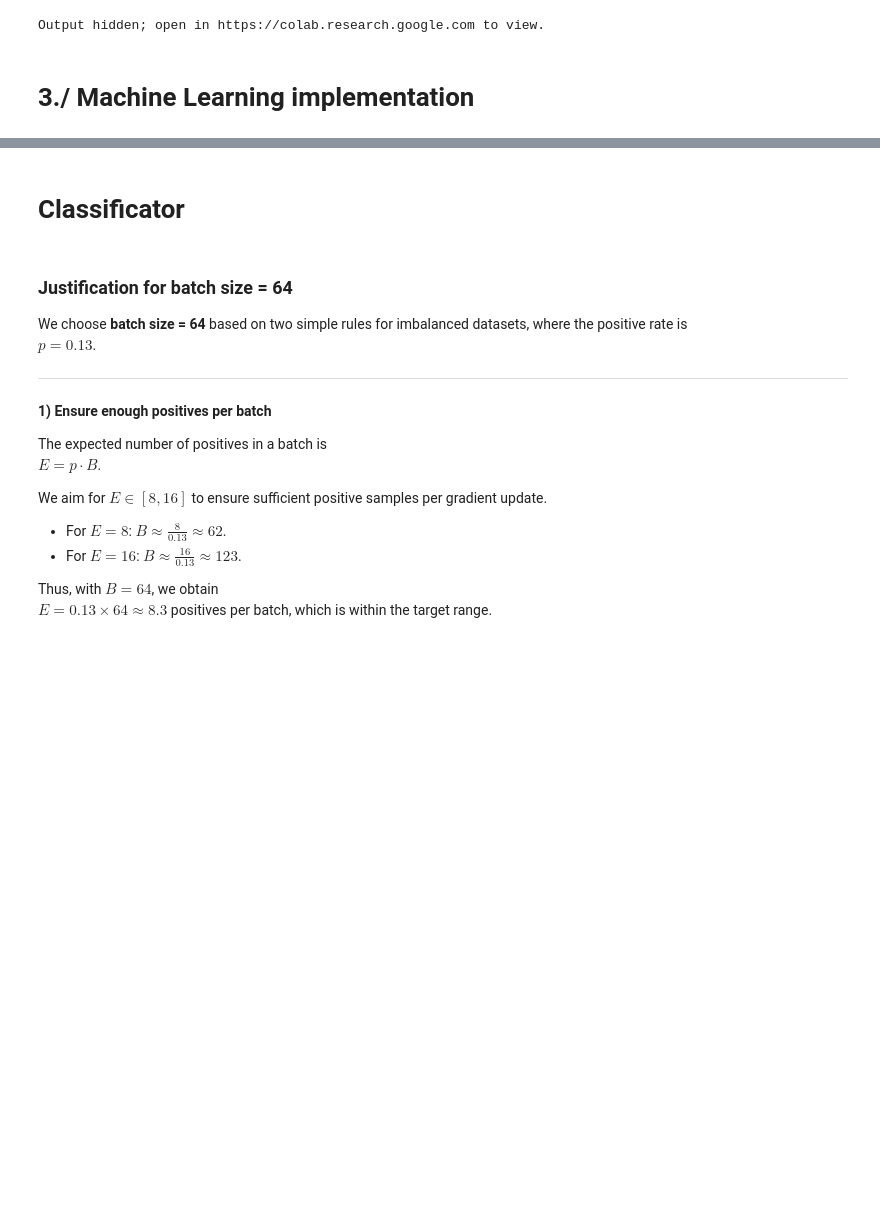
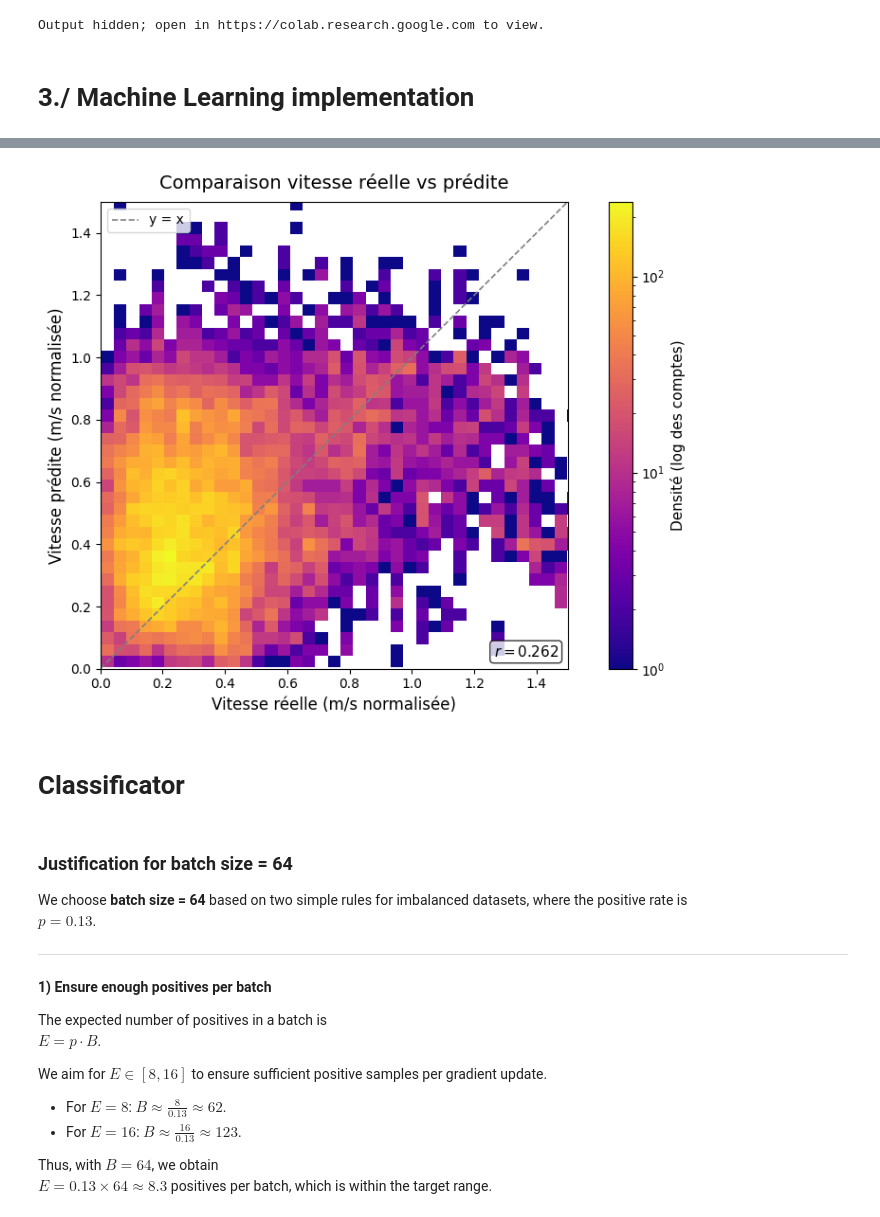
Before and after one commit to remimt/AIS-Deep-Learning-Project, a Jupyter notebook: notebooks/MainNotebook.ipynb, the cells around one changed output, grey strips where cells are left out. Drawn from its saved outputs; the diff is of its cells as text; code cells hidden in the pictures; blank space fills up the shorter version.

```diff
--- a/notebooks/MainNotebook.ipynb
+++ b/notebooks/MainNotebook.ipynb
@@ -989,0 +1471,94 @@ Train Subset lenght:  645
+# %%
+from matplotlib import colors
+
+#model.load_state_dict(torch.load("modelFSA_subset_100e.pth"))
+model.eval().cpu()
+
+heading_eval, cog_eval, sog_eval, length_eval, width_eval, draft_eval, u_eval, v_eval = zip(*eval_dataset)
+
+heading_eval = torch.stack(heading_eval)
+cog_eval = torch.stack(cog_eval)
+sog_eval = torch.stack(sog_eval)
+length_eval = torch.stack(length_eval)
+width_eval = torch.stack(width_eval)
+draft_eval = torch.stack(draft_eval)
+u_eval = torch.stack(u_eval)
+v_eval = torch.stack(v_eval)
+velocity_eval = torch.sqrt(u_eval.pow(2) + v_eval.pow(2))
+
+with torch.no_grad():
+    out_eval_nn = model(x_heading=heading_eval,
+                        x_cog=cog_eval,
+                        x_sog=sog_eval,
+                        x_length=length_eval,
+                        x_width=width_eval,
+                        x_draft=draft_eval
+                        ).squeeze(1)
+
+    velocity_eval_nn = torch.sqrt(out_eval_nn[:,0].pow(2) + out_eval_nn[:,1].pow(2))
+
+    label_eval = torch.cat([u_eval.unsqueeze(1), v_eval.unsqueeze(1)], dim=1)
+    si = si_loss(out_eval_nn, label_eval).item()
+    r = corr_loss(velocity_eval, velocity_eval_nn, mode='r')
+
+
+print("---SI---")
+print(si)
+print("--- Network Output ---")
+print("Mean:", velocity_eval_nn.mean().item())
+print("Median:", velocity_eval_nn.median().item())
+print("Std:", velocity_eval_nn.std().item())
+print("Min:", velocity_eval_nn.min().item())
+print("Max:", velocity_eval_nn.max().item())
+
+print("--- Correct Value ---")
+print("Mean:", velocity_eval.mean().item())
+print("Median:", velocity_eval.median().item())
+print("Std:", velocity_eval.std().item())
+print("Min:", velocity_eval.min().item())
+print("Max:", velocity_eval.max().item())
+
+# Figure et axe
+fig, ax = plt.subplots(figsize=(9, 6))
+norm = colors.LogNorm()
+
+# Histogramme 2D (densité)
+h = ax.hist2d(
+    velocity_eval.detach(),
+    velocity_eval_nn.detach(),
+    bins=40,
+    cmap='plasma',
+    norm=norm
+)
+
+# Barre de couleur (log)
+cbar = fig.colorbar(h[3], ax=ax)
+cbar.set_label("Densité (log des comptes)", fontsize=11)
+
+# Ligne diagonale y = x
+ax.plot([0, 1.5], [0, 1.5], linestyle="--", color="gray", linewidth=1.2, label="y = x")
+
+# Texte du coefficient de corrélation
+ax.text(
+    0.98, 0.02,
+    f"$r = {r:.3f}$",
+    transform=ax.transAxes,
+    ha="right", va="bottom",
+    fontsize=11,
+    bbox=dict(boxstyle="round,pad=0.25", fc="white", alpha=0.8)
+)
+
+# Limites et étiquettes
+ax.set_xlim(0, 1.5)
+ax.set_ylim(0, 1.5)
+ax.set_xlabel("Vitesse réelle (m/s normalisée)", fontsize=12)
+ax.set_ylabel("Vitesse prédite (m/s normalisée)", fontsize=12)
+ax.set_title("Comparaison vitesse réelle vs prédite", fontsize=14, pad=10)
+
+# Aspect carré et légende
+ax.set_aspect('equal', 'box')
+ax.legend(loc="upper left")
+
+plt.tight_layout()
+plt.show()
+# %% [output]
@@ -990,3 +1579,4 @@ Train Subset lenght:  645
+[figure, added]
 # %% [markdown]
 # Classificator
 # %% [markdown]
```
Also changed, not shown: parts of 19 cells of this notebook, 5 other files.
